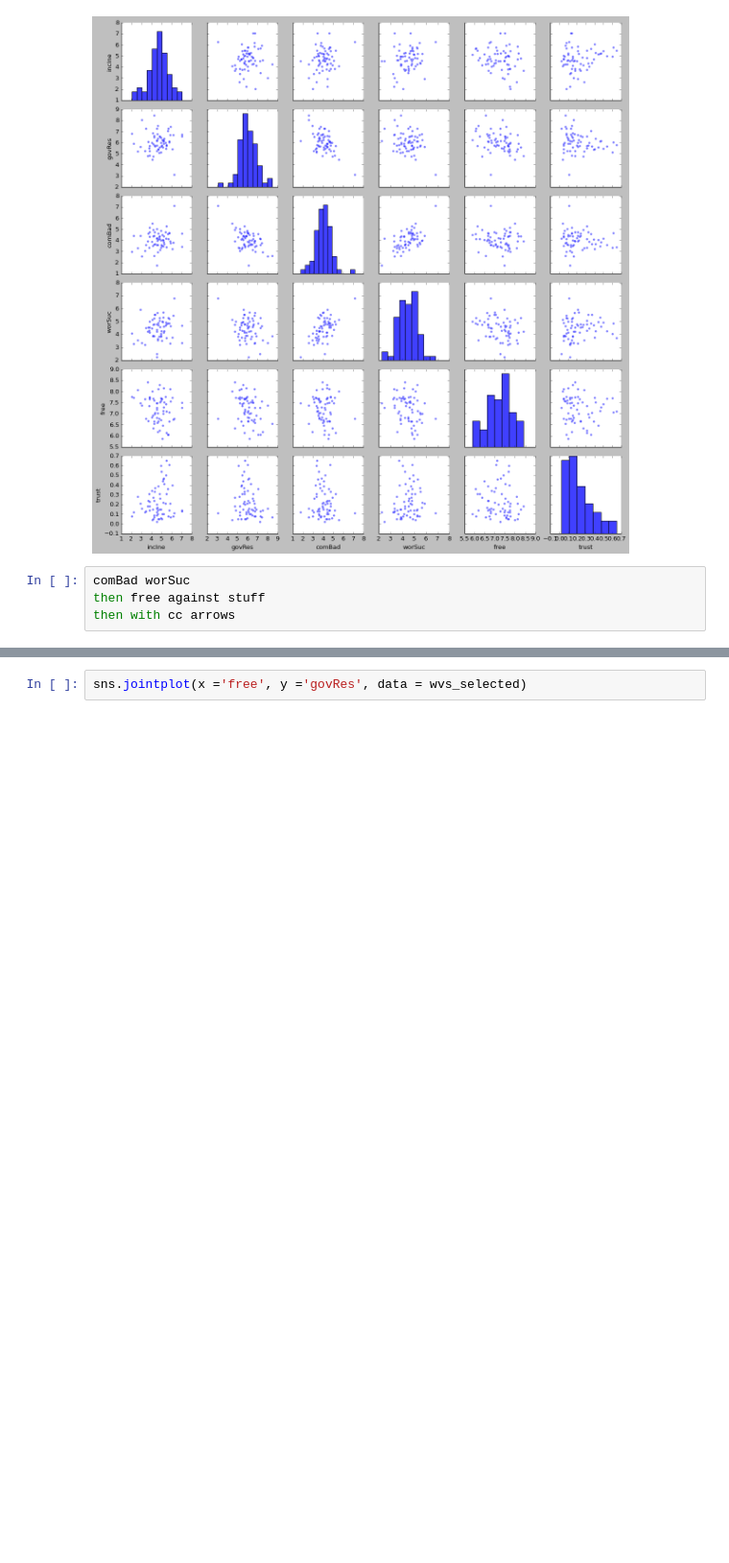
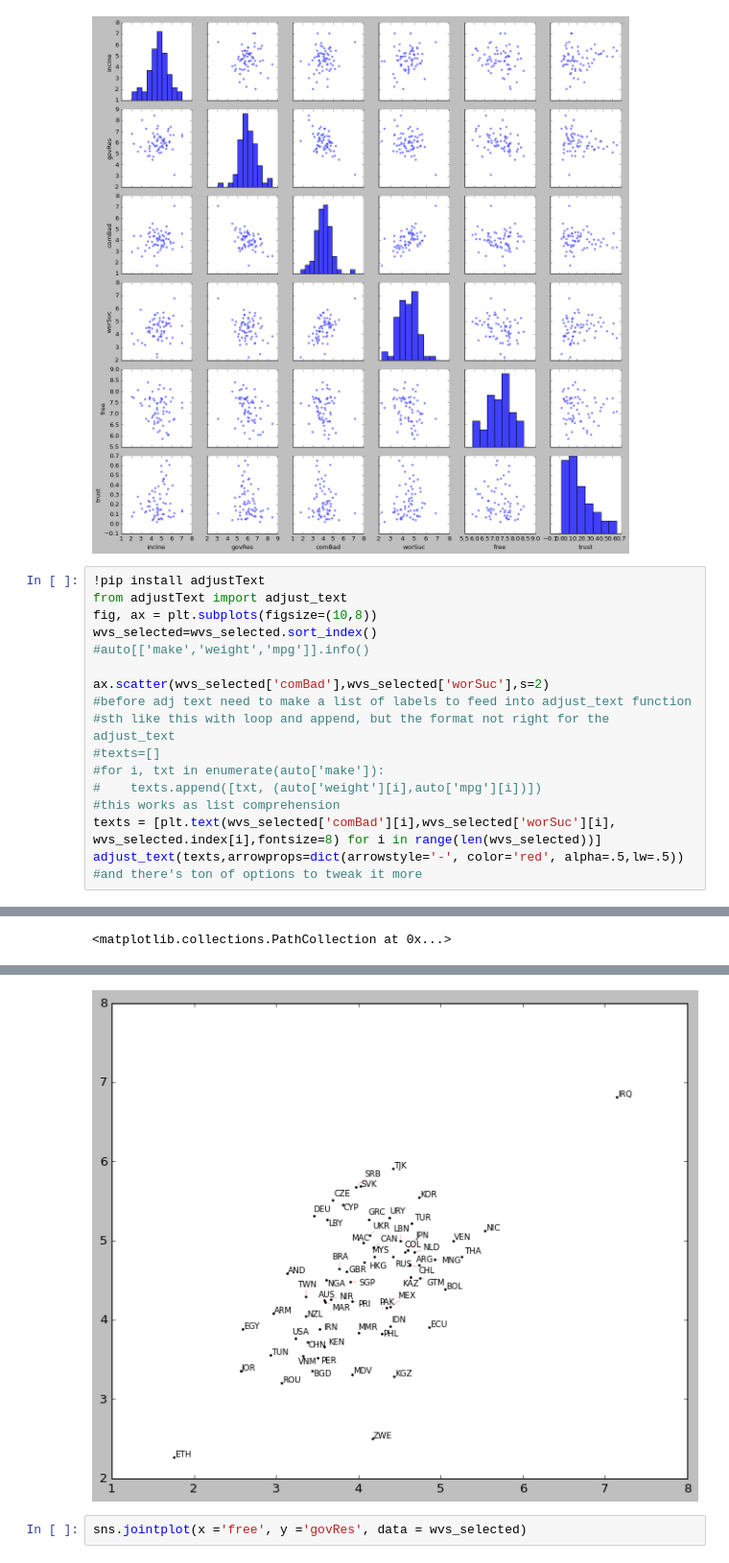
Before and after one commit to theaok/leonieAgency, a Jupyter notebook: leonieAgency.ipynb, the cells around one changed output, grey strips where cells are left out. Shown at 96% size. Saved outputs shown, nothing was run; the diff lists cells and outputs as text; blank space fills up the shorter version.

```diff
--- a/leonieAgency.ipynb
+++ b/leonieAgency.ipynb
@@ -266,7 +270,20 @@ sns.pairplot(wvs_selected[['incIne', 'govRes', 'comBad', 'worSuc', 'free', 'trus
 # %% [output]
 <seaborn.axisgrid.PairGrid at 0x...>
 [figure]
-# %%
-comBad worSuc
-then free against stuff
-then with cc arrows
+# %%
+!pip install adjustText
+from adjustText import adjust_text
+fig, ax = plt.subplots(figsize=(10,8))
+wvs_selected=wvs_selected.sort_index()
+#auto[['make','weight','mpg']].info()
+
+ax.scatter(wvs_selected['comBad'],wvs_selected['worSuc'],s=2)
+#before adj text need to make a list of labels to feed into adjust_text function
+#sth like this with loop and append, but the format not right for the adjust_text
+#texts=[]
+#for i, txt in enumerate(auto['make']):
+#    texts.append([txt, (auto['weight'][i],auto['mpg'][i])])
+#this works as list comprehension
+texts = [plt.text(wvs_selected['comBad'][i],wvs_selected['worSuc'][i], wvs_selected.index[i],fontsize=8) for i in range(len(wvs_selected))]
+adjust_text(texts,arrowprops=dict(arrowstyle='-', color='red', alpha=.5,lw=.5)) #and there's ton of options to tweak it more
+# %% [output]
@@ -272,0 +307 @@ then with cc arrows
+<matplotlib.collections.PathCollection at 0x...>
@@ -273,3 +325,4 @@ then with cc arrows
+[figure, added]
 # %%
 sns.jointplot(x ='free', y ='govRes', data = wvs_selected)
 # %% [output]
```
Also changed, not shown: parts of 2 cells of this notebook.
